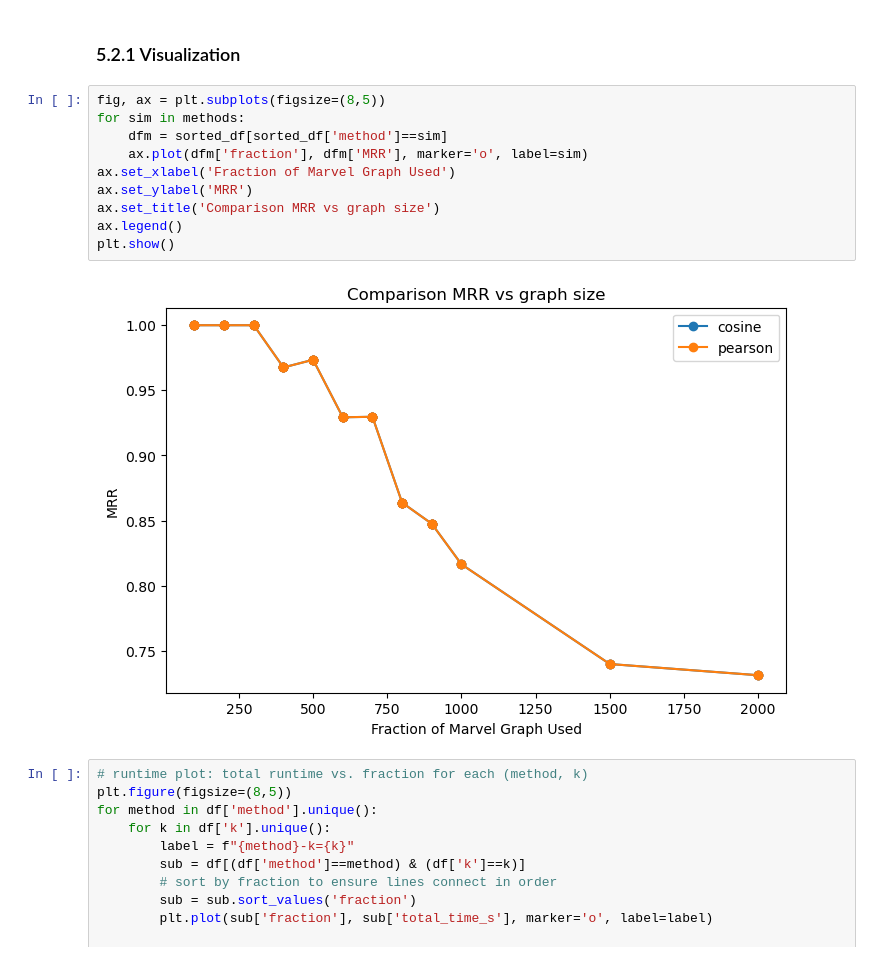
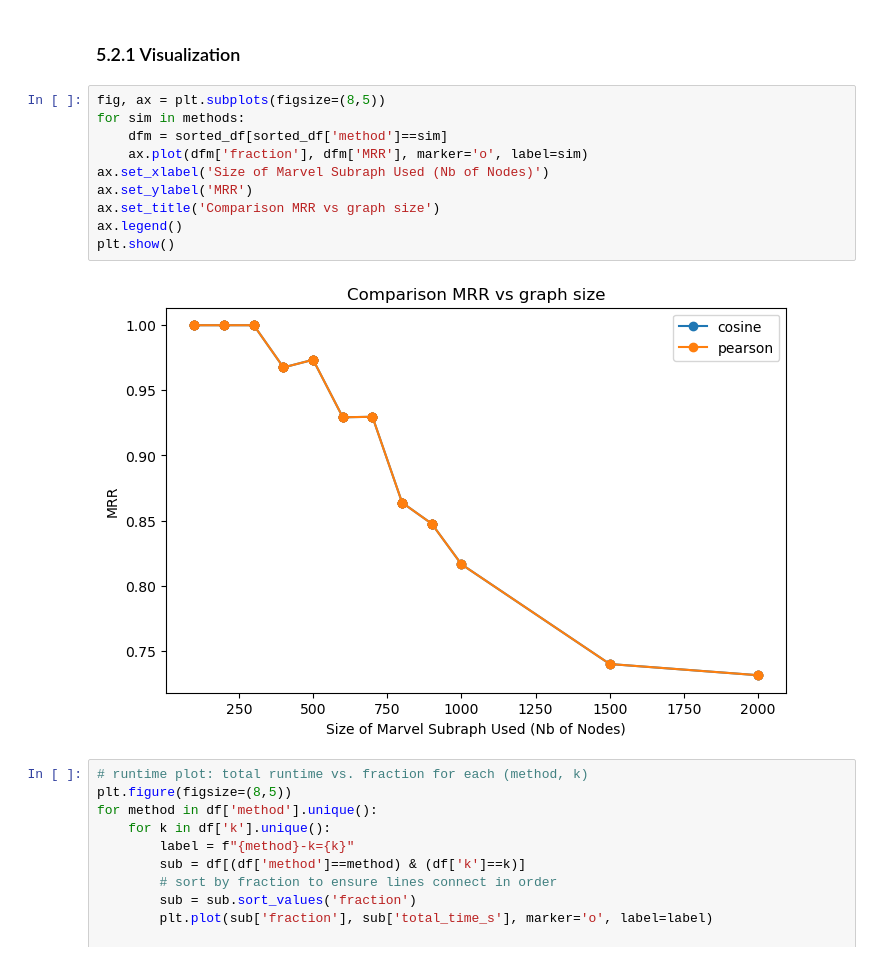
Before and after one commit to Konpyuuta/social-media-analytics, a Jupyter notebook: marvel_project.ipynb, the cells around one changed output. Saved outputs shown, nothing was run; the diff lists cells and outputs as text.

```diff
--- a/marvel_project.ipynb
+++ b/marvel_project.ipynb
@@ -1708,15 +1694,15 @@ sorted_df.to_csv('results_all.csv', index=False)
 # %%
 fig, ax = plt.subplots(figsize=(8,5))
 for sim in methods:
     dfm = sorted_df[sorted_df['method']==sim]
     ax.plot(dfm['fraction'], dfm['MRR'], marker='o', label=sim)
-ax.set_xlabel('Fraction of Marvel Graph Used')
+ax.set_xlabel('Size of Marvel Subraph Used (Nb of Nodes)')
 ax.set_ylabel('MRR')
 ax.set_title('Comparison MRR vs graph size')
 ax.legend()
 plt.show()
 # %% [output]
-[figure, old version]
+[figure, new version]
 # %%
 # runtime plot: total runtime vs. fraction for each (method, k)
 plt.figure(figsize=(8,5))
```
Also changed, not shown: parts of 1 cell of this notebook, 8 other files.
